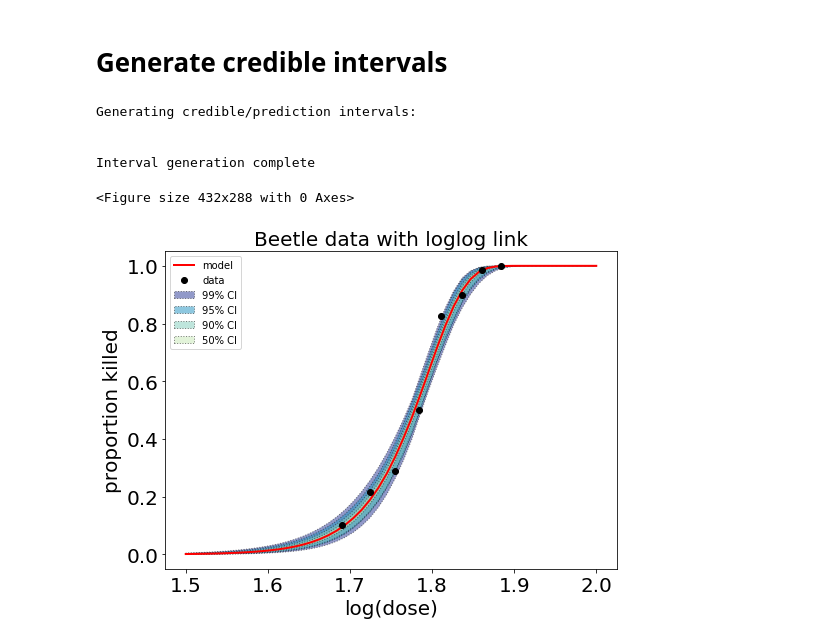
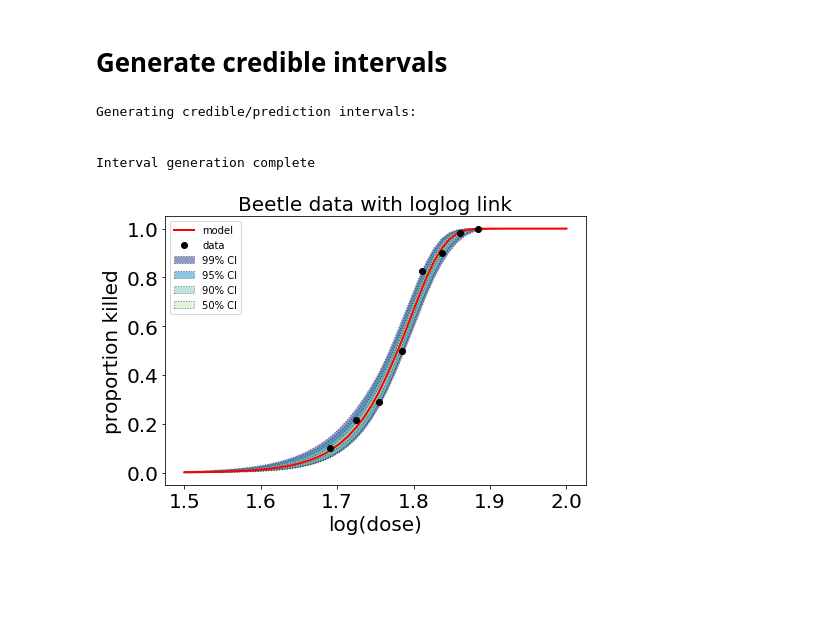
Before and after one commit to prmiles/pymcmcstat_examples, a Jupyter notebook: Beetle.ipynb, the cells around one changed output. Drawn from its saved outputs; the diff is of its cells as text; code cells hidden in the pictures; blank space fills up the shorter version.

```diff
--- a/Beetle.ipynb
+++ b/Beetle.ipynb
@@ -163,37 +177,32 @@ predmcmc = MCMC()
 xmod = np.linspace(1.5,2)
 predmcmc.data.add_data_set(x=xmod,
                            y=xmod,
                            user_defined_object=beetle_model_object)
 
 mcstat.PI.setup_prediction_interval_calculation(
     results=results,
     data=predmcmc.data,
     modelfunction=predmodelfun);
 mcstat.PI.generate_prediction_intervals(
     nsample=500,
     calc_pred_int=False);
 # plot credible intervals
-plt.tight_layout();
 mcstat.PI.plot_prediction_intervals(adddata=False)
 
 plt.plot(dose, number_of_beetles_killed/number_of_beetles,
          'ok', label = 'data'); # add data points to the plot
 plt.xlabel('log(dose)', Fontsize=20)
 plt.xticks(Fontsize=20)
 plt.ylabel('proportion killed', Fontsize=20)
 plt.yticks(Fontsize=20)
 plt.title('Beetle data with loglog link', Fontsize=20)
 ax = plt.gca()
 handles, labels = ax.get_legend_handles_labels()
 plt.legend(handles, labels, loc='upper left')
-plt.savefig('beetle_ci.png',
-            format='png',
-            dpi=500,
-            bbox_inches='tight')
+plt.tight_layout()
 # %% [output]
 Generating credible/prediction intervals:
 
 
 Interval generation complete
-<Figure size 432x288 with 0 Axes>
-[figure, old version]
+[figure, new version]
```
Also changed, not shown: parts of 3 cells of this notebook, 5 other files.
